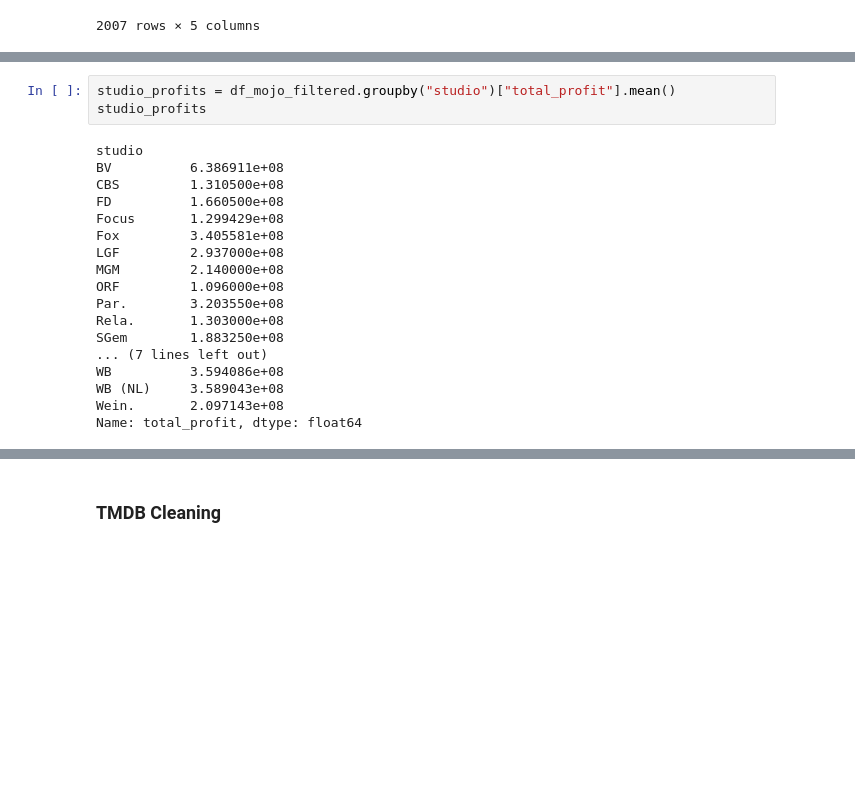
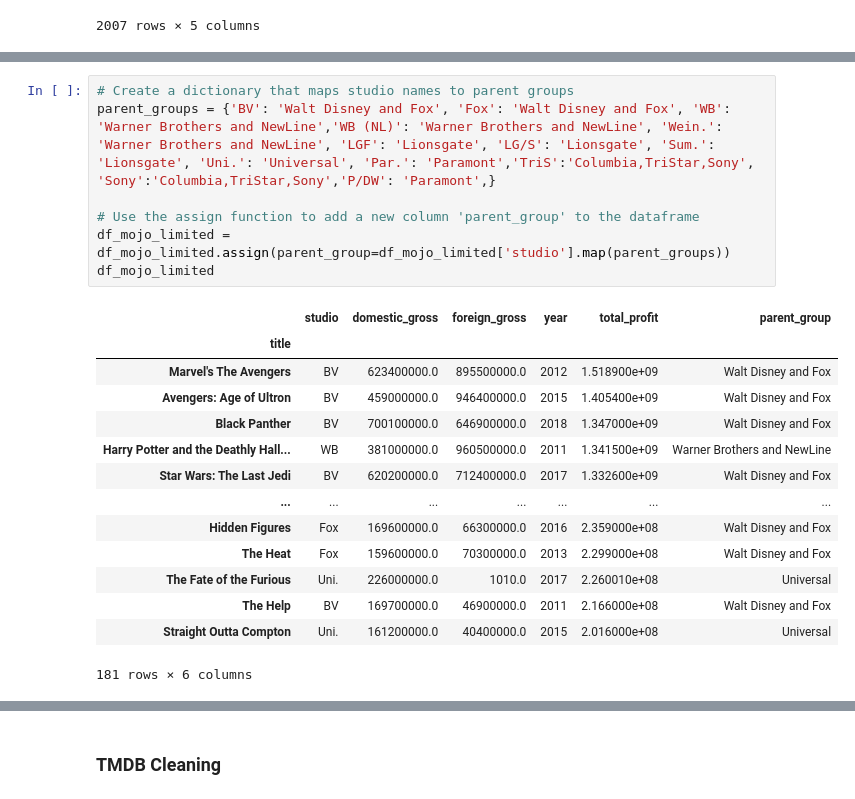
Before and after one commit to Fellme/Phase_1_Project, a Jupyter notebook: Fell_Final_Phase_1.ipynb, the cells around one changed output, grey strips where cells are left out. Cells and saved outputs as stored; diff of their text form; blank space fills up the shorter version.

```diff
--- a/Fell_Final_Phase_1.ipynb
+++ b/Fell_Final_Phase_1.ipynb
@@ -803,21 +853,22 @@ Name: studio, dtype: int64
-# %%
-studio_profits = df_mojo_filtered.groupby("studio")["total_profit"].mean()
-studio_profits
-# %% [output]
-studio
-BV          6.386911e+08
-CBS         1.310500e+08
-FD          1.660500e+08
-Focus       1.299429e+08
-Fox         3.405581e+08
-LGF         2.937000e+08
-MGM         2.140000e+08
-ORF         1.096000e+08
-Par.        3.203550e+08
-Rela.       1.303000e+08
-SGem        1.883250e+08
-... (7 lines left out)
-WB          3.594086e+08
-WB (NL)     3.589043e+08
-Wein.       2.097143e+08
-Name: total_profit, dtype: float64
+# %%
+# Create a dictionary that maps studio names to parent groups
+parent_groups = {'BV': 'Walt Disney and Fox', 'Fox': 'Walt Disney and Fox', 'WB': 'Warner Brothers and NewLine','WB (NL)': 'Warner Brothers and NewLine', 'Wein.': 'Warner Brothers and NewLine', 'LGF': 'Lionsgate', 'LG/S': 'Lionsgate', 'Sum.': 'Lionsgate', 'Uni.': 'Universal', 'Par.': 'Paramont','TriS':'Columbia,TriStar,Sony', 'Sony':'Columbia,TriStar,Sony','P/DW': 'Paramont',}
+
+# Use the assign function to add a new column 'parent_group' to the dataframe
+df_mojo_limited = df_mojo_limited.assign(parent_group=df_mojo_limited['studio'].map(parent_groups))
+df_mojo_limited
+# %% [output]
+|  | studio | domestic_gross | foreign_gross | year | total_profit | parent_group |
+| title |  |  |  |  |  |  |
+| Marvel's The Avengers | BV | 623400000.0 | 895500000.0 | 2012 | 1.518900e+09 | Walt Disney and Fox |
+| Avengers: Age of Ultron | BV | 459000000.0 | 946400000.0 | 2015 | 1.405400e+09 | Walt Disney and Fox |
+| Black Panther | BV | 700100000.0 | 646900000.0 | 2018 | 1.347000e+09 | Walt Disney and Fox |
+| Harry Potter and the Deathly Hall... | WB | 381000000.0 | 960500000.0 | 2011 | 1.341500e+09 | Warner Brothers and NewLine |
+| Star Wars: The Last Jedi | BV | 620200000.0 | 712400000.0 | 2017 | 1.332600e+09 | Walt Disney and Fox |
+| ... | ... | ... | ... | ... | ... | ... |
+| Hidden Figures | Fox | 169600000.0 | 66300000.0 | 2016 | 2.359000e+08 | Walt Disney and Fox |
+| The Heat | Fox | 159600000.0 | 70300000.0 | 2013 | 2.299000e+08 | Walt Disney and Fox |
+| The Fate of the Furious | Uni. | 226000000.0 | 1010.0 | 2017 | 2.260010e+08 | Universal |
+| The Help | BV | 169700000.0 | 46900000.0 | 2011 | 2.166000e+08 | Walt Disney and Fox |
+| Straight Outta Compton | Uni. | 161200000.0 | 40400000.0 | 2015 | 2.016000e+08 | Universal |
+181 rows × 6 columns
```
Also changed, not shown: parts of 16 cells of this notebook.
